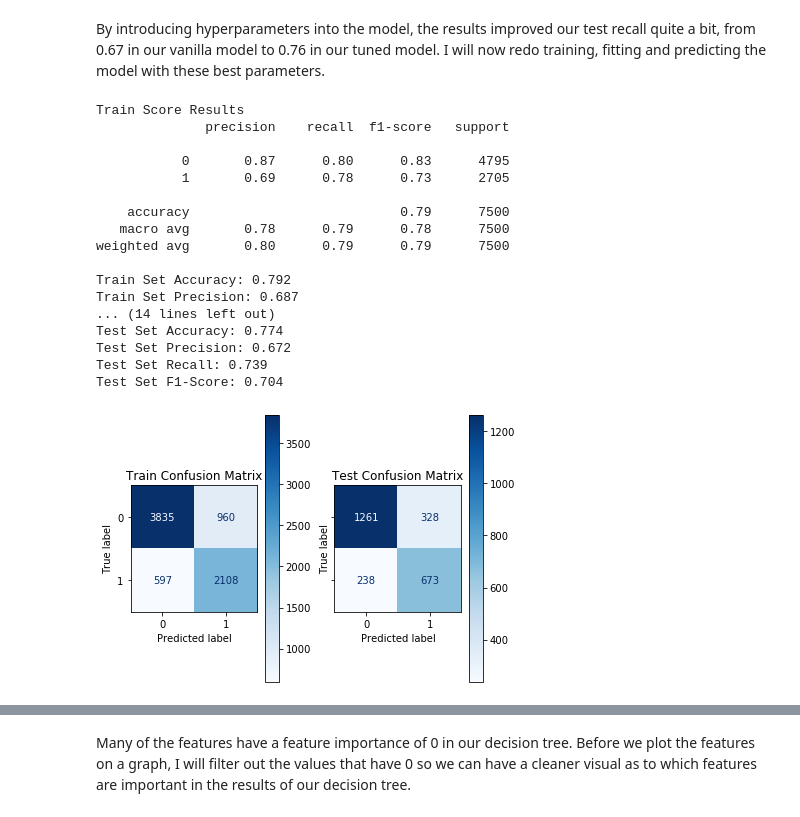
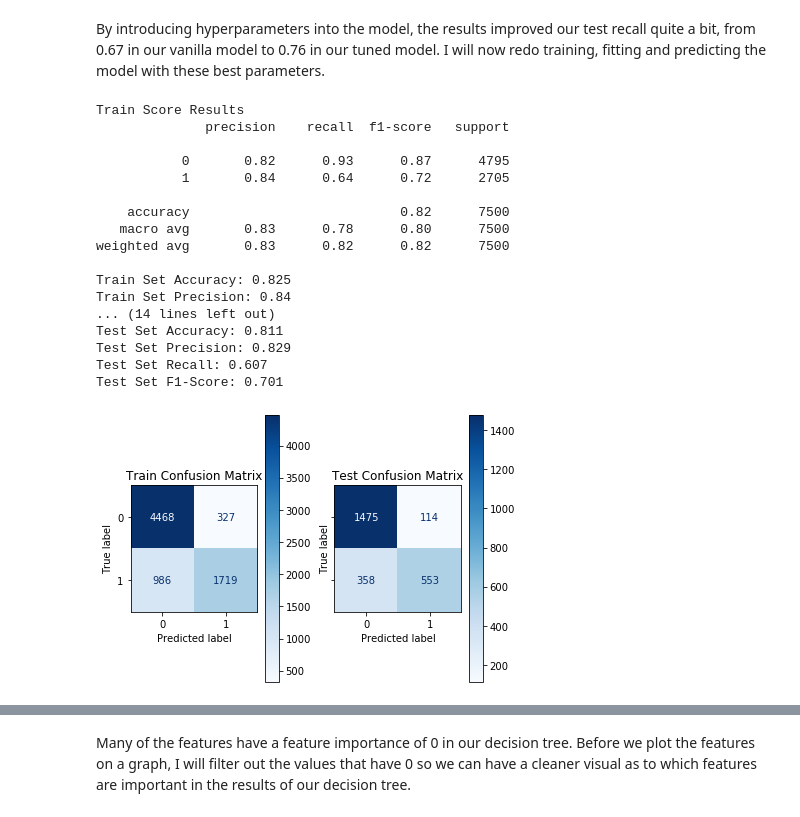
Before and after one commit to adinas94/Predicting-Flight-Delays, a Jupyter notebook: Final Vanilla and Tuned Models.ipynb, the cells around one changed output, grey strips where cells are left out. Saved outputs shown, nothing was run; the diff lists cells and outputs as text; code cells hidden in the pictures.

```diff
--- a/Final Vanilla and Tuned Models.ipynb
+++ b/Final Vanilla and Tuned Models.ipynb
@@ -583,26 +629,26 @@ dttuned = DecisionTreeClassifier(criterion='entropy', max_depth=5, min_samples_l
                                  min_samples_split=10, random_state=42)
 # %%
 #Fit and predict model and show results
-dttunedresult = model_fit(X_train_resampled, y_train_resampled, X_train, y_train, X_test, y_test, dttuned, 'Decision Tree Tuned')
+dttunedresult = model_fit(X_train, y_train, X_train, y_train, X_test, y_test, dttuned, 'Decision Tree Tuned')
 # %% [output]
 Train Score Results
               precision    recall  f1-score   support
 
-           0       0.87      0.80      0.83      4795
-           1       0.69      0.78      0.73      2705
+           0       0.82      0.93      0.87      4795
+           1       0.84      0.64      0.72      2705
 
-    accuracy                           0.79      7500
-   macro avg       0.78      0.79      0.78      7500
-weighted avg       0.80      0.79      0.79      7500
+    accuracy                           0.82      7500
+   macro avg       0.83      0.78      0.80      7500
+weighted avg       0.83      0.82      0.82      7500
 
-Train Set Accuracy: 0.792
-Train Set Precision: 0.687
+Train Set Accuracy: 0.825
+Train Set Precision: 0.84
 ... (14 lines left out)
-Test Set Accuracy: 0.774
-Test Set Precision: 0.672
-Test Set Recall: 0.739
-Test Set F1-Score: 0.704
+Test Set Accuracy: 0.811
+Test Set Precision: 0.829
+Test Set Recall: 0.607
+Test Set F1-Score: 0.701
-[figure, old version]
+[figure, new version]
 # %%
 #Look at feature importance for the tuned decision tree
 overall_features = features_df(X_train.columns, dttuned.feature_importances_)
```
Also changed, not shown: parts of 25 cells of this notebook.
